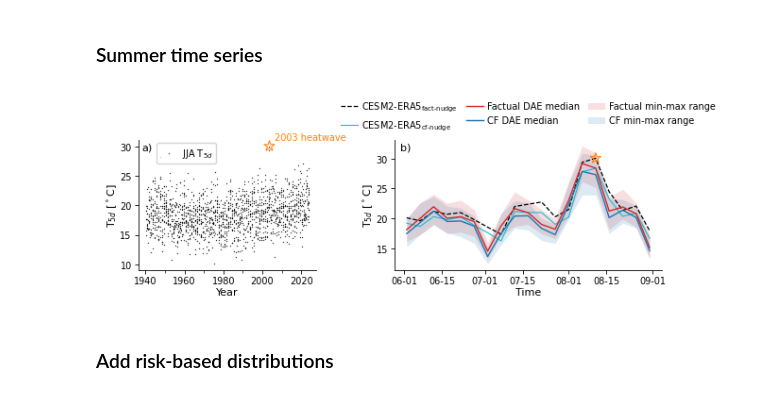
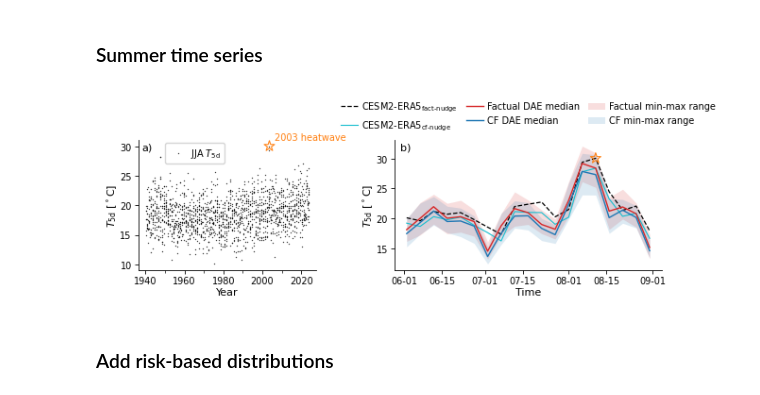
Before and after one commit to Motte12/Towards-a-distributional-autoencoder-for-climate-counterfactuals, a Jupyter notebook: src/analysis/2028_2053_ERA5_attribution_analysis.ipynb, the cells around one changed output. Drawn from its saved outputs; the diff is of its cells as text; code cells hidden in the pictures.

Commit message:
fig axis labels update

```diff
--- a/src/analysis/2028_2053_ERA5_attribution_analysis.ipynb
+++ b/src/analysis/2028_2053_ERA5_attribution_analysis.ipynb
@@ -1015,7 +1015,7 @@ ax_left.scatter(
     color="black",
     alpha=0.75,
     linewidths=0,
-    label=r"JJA $\mathrm{T}_{5d}$",
+    label=r"JJA $T_{\mathrm{5d}}$",
 )
 
 ax_left.scatter(
@@ -1040,7 +1040,7 @@ ax_left.annotate(
     va="bottom",
 )
 
-ax_left.set_ylabel(r"$\mathrm{T}_{5d}$ [$^\circ$C]", labelpad=1)
+ax_left.set_ylabel(r"$T_{\mathrm{5d}}$ [$^\circ$C]", labelpad=1)
 ax_left.set_xlabel("Year", labelpad=1)
 
 ax_left.xaxis.set_major_locator(mdates.YearLocator(base=20))
@@ -1065,7 +1065,7 @@ ax_left.spines["right"].set_visible(False)
 
 ax_left.legend(
     loc="upper left",
-    bbox_to_anchor=(0.10, 0.98),
+    bbox_to_anchor=(0.15, 0.98),
     frameon=True,
     handletextpad=0.4,
     borderaxespad=0.0,
@@ -1083,40 +1083,40 @@ ax_left.text(
     ha="left",
     va="top",
 )
 
 # =====================================================================
 # RIGHT PANEL: DAE event time series
 # =====================================================================
 plot_dpa_time_series_on_ax(
     ax_right,
     ts,
     plot_year=year_tp,
     panel_label="b)",
-    ylabel=r"$\mathrm{T}_{5d}$ [$^\circ$C]",
+    ylabel=r"$T_{\mathrm{5d}}$ [$^\circ$C]",
 )
 
 # ---------------------------------------------------------------------
 # Final layout
 # ---------------------------------------------------------------------
 fig.subplots_adjust(
     left=0.065,
     right=0.985,
     bottom=0.20,
     top=0.96,
 )
 
 # ---------------------------------------------------------------------
 # Save
 # ---------------------------------------------------------------------
-#fig.savefig(
-#    f"{standardization}_FR_median_combined_time_series_{year_tp}.pdf",
-#    bbox_inches="tight",
-#    pad_inches=0.01,
-#)
+fig.savefig(
+    f"{standardization}_FR_median_combined_time_series_{year_tp}.pdf",
+    bbox_inches="tight",
+    pad_inches=0.01,
+)
 
 plt.show()
 # %% [output]
-[figure, old version]
+[figure, new version]
 # %% [markdown]
 ### Add risk-based distributions
 # %%
```
Also changed, not shown: parts of 6 cells of this notebook.
